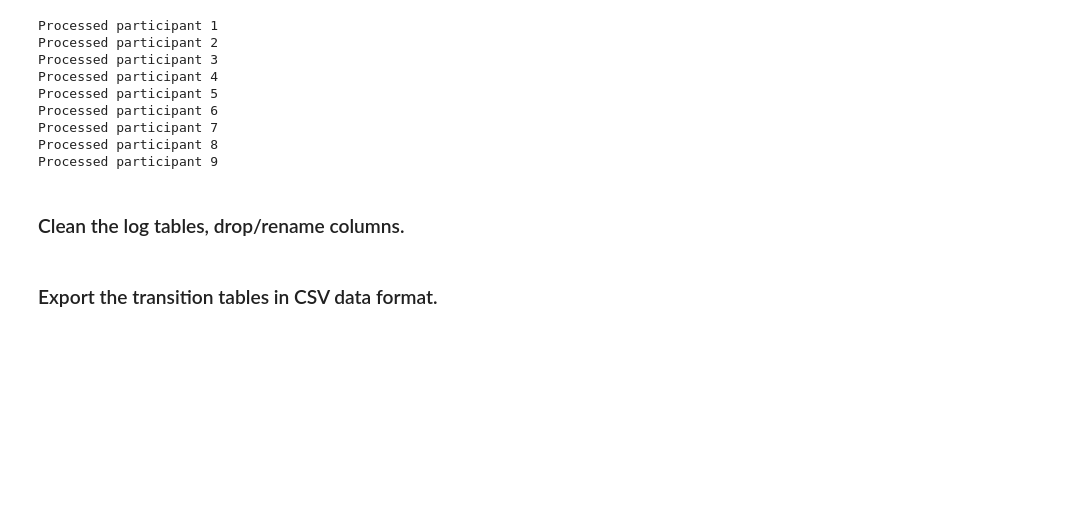
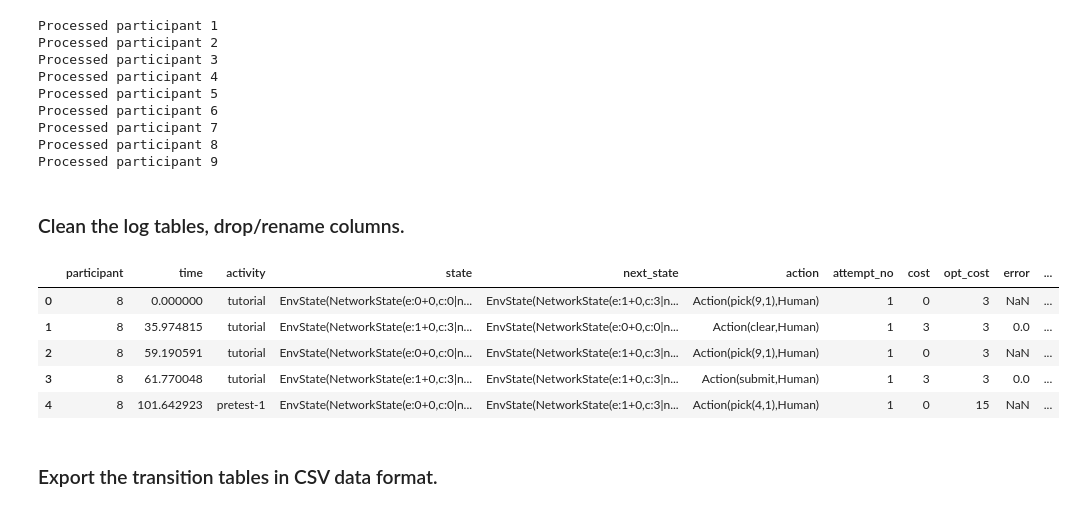
Before and after one commit to utku-norman/justhink-preexp-analysis, a Jupyter notebook: analysis/tools/2_construct_transition_data_from_log_tables.ipynb, the cells around one changed output. Cells and saved outputs as stored; diff of their text form; code cells hidden in the pictures; blank space fills up the shorter version.

```diff
--- a/analysis/tools/2_construct_transition_data_from_log_tables.ipynb
+++ b/analysis/tools/2_construct_transition_data_from_log_tables.ipynb
@@ -161,7 +162,7 @@ EnvState(NetworkState(e:6+0,c:19|n:7,e:12;s:0)@1/inf,a:H;p:0,t:0,s:0,h:0)
 # %% [markdown]
 ### Construct an action object from a log table row.
 # %%
-def construct_action(row, graph, verbose=False):
+def construct_action(row, graph, prev_action=None, verbose=False):
     """Construct an action object from a log table row."""
     action_type = row['action.type']
     if row['action.agent_name'] == 'human':
@@ -173,24 +174,31 @@ def construct_action(row, graph, verbose=False):
 
     if action_type == 0:
         return SuggestPickAction((row['action.edge.u'], row['action.edge.v']), agent)
-    if action_type == 1:
+    elif action_type == 1:
         return PickAction((row['action.edge.u'], row['action.edge.v']), agent)
-    if action_type == 2:
+    elif action_type == 2:
         return UnpickAction((row['action.edge.u'], row['action.edge.v']), agent)
-    if action_type == 3:
-        return SubmitAction(agent)
-    if action_type == 4:
-        return AttemptSubmitAction(agent)
-    if action_type == 5:
+    #if action_type == 3:
+    #    return SubmitAction(agent)
+    elif action_type == 3 or action_type == 4:
+        # Remap attempt-submit to submit (for the tests).
+        if 'test' in row['header.frame_id']:
+            if  isinstance(prev_action, AttemptSubmitAction):
+                return SubmitAction(agent)
+            else:
+                return AttemptSubmitAction(agent)
+        elif action_type == 3 and agent is Robot:
+            return AttemptSubmitAction(agent)
+        else:
+            return SubmitAction(agent)
+    elif action_type == 5:
         return ContinueAction(agent)
-    if action_type == 6:
+    elif action_type == 6:
         return AgreeAction(agent)
-    if action_type == 7:
+    elif action_type == 7:
         return DisagreeAction(agent)
-    if action_type == 8:
+    elif action_type == 8:
         return ClearAction()
-    if action_type == 9:
-        print("TYPE_GUESS")
     return None
 
 
@@ -317,11 +318,15 @@ def construct_actions_and_metadata_from_table(df, verbose=False):
         if verbose and is_submission:
             print('Submitted', activity, state)
 
-        action = construct_action(row, world.env.state.network.graph)
+        prev_action = action_list[i-1] if i > 0 else None
+        action = construct_action(
+            row, world.env.state.network.graph, prev_action=prev_action)
 
         # Remap attempt-submit to submit for tests.
         if is_submission and 'test' in activity:
-            action = SubmitAction(action.agent)
+            next_row = df.iloc[i+1] if i < len(df)-1 else None
+            if next_row is not None and activity != next_row['header.frame_id']:
+                action = SubmitAction(action.agent)
 
         action_list.append(action)
 
@@ -399,31 +404,38 @@ for participant in sorted(transitions):
     # Rename.
     df['activity'] = [world_renamer[a] for a in df['activity']]
 
     # Remove state element columns.
     df.drop(
         ['header.seq',
          'header.stamp.secs',
          'header.stamp.nsecs',
          'action.agent_name',
          'state.edges',
          'state.suggested.u',
          'state.suggested.v',
          'state.terminal',
          'state.submit_suggested',
          'action.type',
          'action.edge.u',
          'action.edge.v',
          'turn_agent',
          'next_state.edges',
          'next_state.suggested.u',
          'next_state.suggested.v',
             'next_state.terminal',
          'next_state.submit_suggested',
          'action_no',
          'step_no'],
         axis=1, inplace=True)
 
     transitions_cleaned[participant] = df
 
 
-# transitions_cleaned[1]
+transitions_cleaned[8].head()
+# %% [output]
+|  | participant | time | activity | state | next_state | action | attempt_no | cost | opt_cost | error | ... |
+| 0 | 8 | 0.000000 | tutorial | EnvState(NetworkState(e:0+0,c:0|n... | EnvState(NetworkState(e:1+0,c:3|n... | Action(pick(9,1),Human) | 1 | 0 | 3 | NaN | ... |
+| 1 | 8 | 35.974815 | tutorial | EnvState(NetworkState(e:1+0,c:3|n... | EnvState(NetworkState(e:0+0,c:0|n... | Action(clear,Human) | 1 | 3 | 3 | 0.0 | ... |
+| 2 | 8 | 59.190591 | tutorial | EnvState(NetworkState(e:0+0,c:0|n... | EnvState(NetworkState(e:1+0,c:3|n... | Action(pick(9,1),Human) | 1 | 0 | 3 | NaN | ... |
+| 3 | 8 | 61.770048 | tutorial | EnvState(NetworkState(e:1+0,c:3|n... | EnvState(NetworkState(e:1+0,c:3|n... | Action(submit,Human) | 1 | 3 | 3 | 0.0 | ... |
+| 4 | 8 | 101.642923 | pretest-1 | EnvState(NetworkState(e:0+0,c:0|n... | EnvState(NetworkState(e:1+0,c:3|n... | Action(pick(4,1),Human) | 1 | 0 | 15 | NaN | ... |
```
Also changed, not shown: parts of 3 cells of this notebook, 27 other files.
